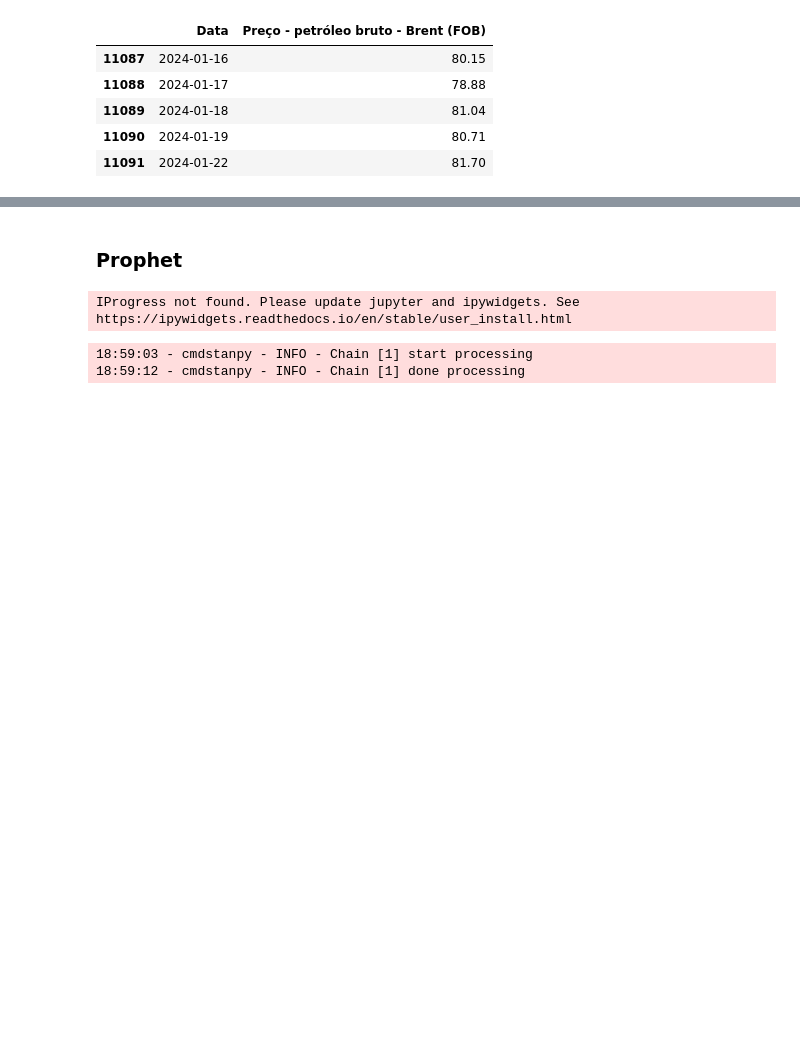
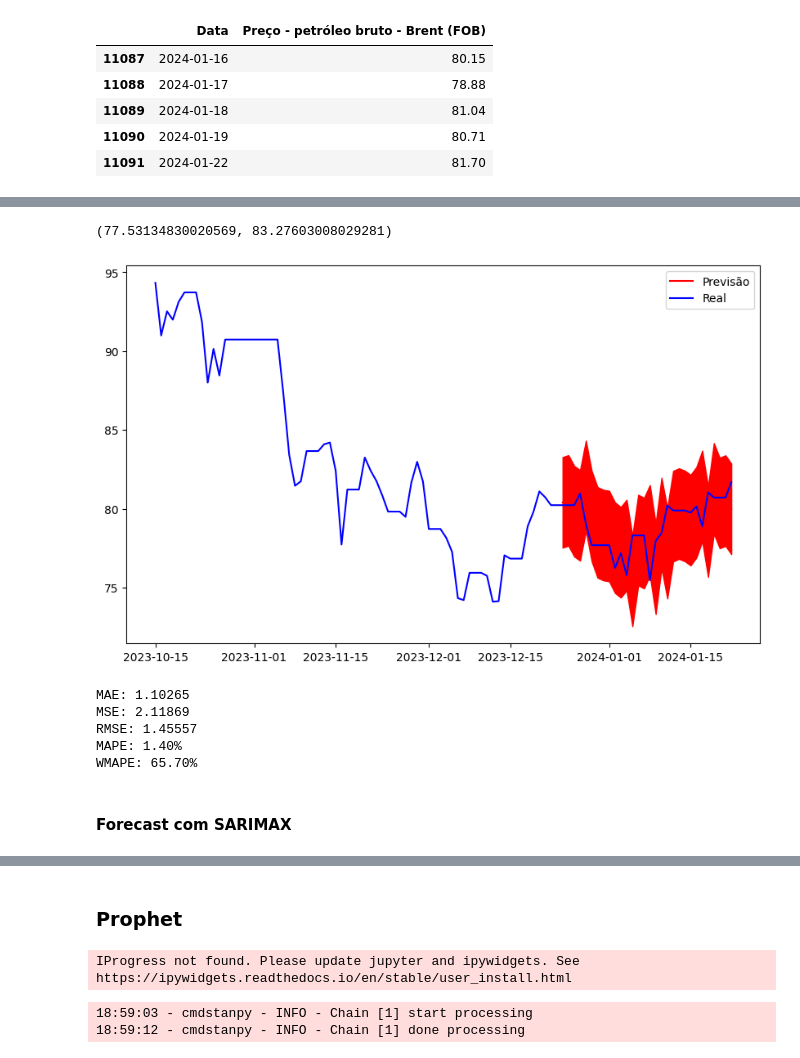
Before and after one commit to dlcerqueira/tech-challenge-g51-fase04, a Jupyter notebook: modelos.ipynb, the cells around one changed output, grey strips where cells are left out. Cells and saved outputs as stored; diff of their text form; code cells hidden in the pictures; blank space fills up the shorter version.

```diff
--- a/modelos.ipynb
+++ b/modelos.ipynb
@@ -35,0 +237,5 @@ fig.show()
+# %%
+from statsmodels.tsa.statespace.sarimax import SARIMAX
+
+model_sarimax = SARIMAX(dados_resample, order=(3,1,1), seasonal_order=(2,1,0,7))
+resultado_sarimax = model_sarimax.fit()
@@ -35,0 +267,42 @@ fig.show()
+# %%
+pred_sarimax = resultado_sarimax.get_prediction(start=-30)
+predicao_media = pred_sarimax.predicted_mean
+# %%
+intervalo_confianca = pred_sarimax.conf_int()
+lim_abaixo = intervalo_confianca.iloc[:,0]
+lim_acima = intervalo_confianca.iloc[:,1]
+
+lim_abaixo[0], lim_acima[0]
+# %% [output]
+(77.53134830020569, 83.27603008029281)
+# %%
+datas_pred = np.asarray(predicao_media.index)
+datas = np.asarray(dados_resample.index)
+# %%
+plt.figure(figsize=(10,6))
+plt.plot(datas_pred,predicao_media.values, color="red", label="Previsão")
+plt.fill_between(datas_pred, lim_abaixo, lim_acima, color="red")
+plt.plot(datas[-100:],dados_resample[-100:].values, color="blue", label="Real")
+plt.legend()
+plt.show()
+# %% [output]
+[figure, added]
+# %%
+mae_sarimax = mean_absolute_error(dados_resample[-30:].values, predicao_media.values)
+mse_sarimax = mean_squared_error(dados_resample[-30:].values, predicao_media.values)
+rmse_sarimax = math.sqrt(mse_sarimax)
+mape_sarimax = mean_absolute_percentage_error(dados_resample[-30:].values, predicao_media.values)
+wmape_sarimax = wmape(dados_resample[-30:].values, predicao_media.values)
+print(f"MAE: {mae_sarimax:.5f}")
+print(f"MSE: {mse_sarimax:.5f}")
+print(f"RMSE: {rmse_sarimax:.5f}")
+print(f"MAPE: {mape_sarimax:.2%}")
+print(f"WMAPE: {wmape_sarimax:.2%}")
+# %% [output]
+MAE: 1.10265
+MSE: 2.11869
+RMSE: 1.45557
+MAPE: 1.40%
+WMAPE: 65.70%
+# %% [markdown]
+#### Forecast com SARIMAX
```
Also changed, not shown: parts of 33 cells of this notebook, 3 other files.
